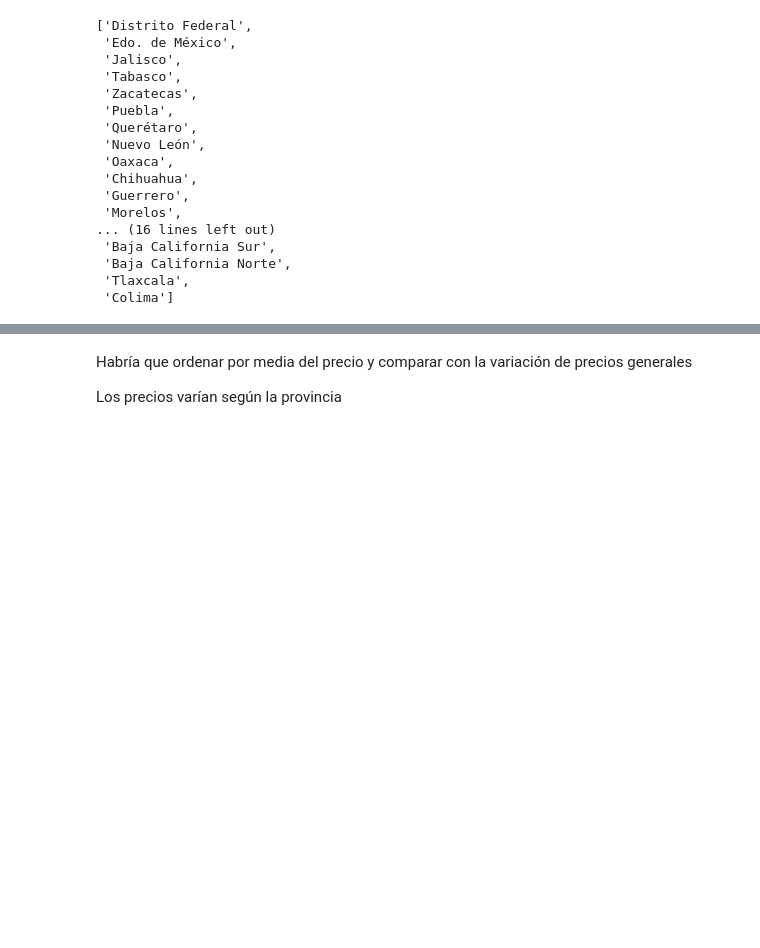
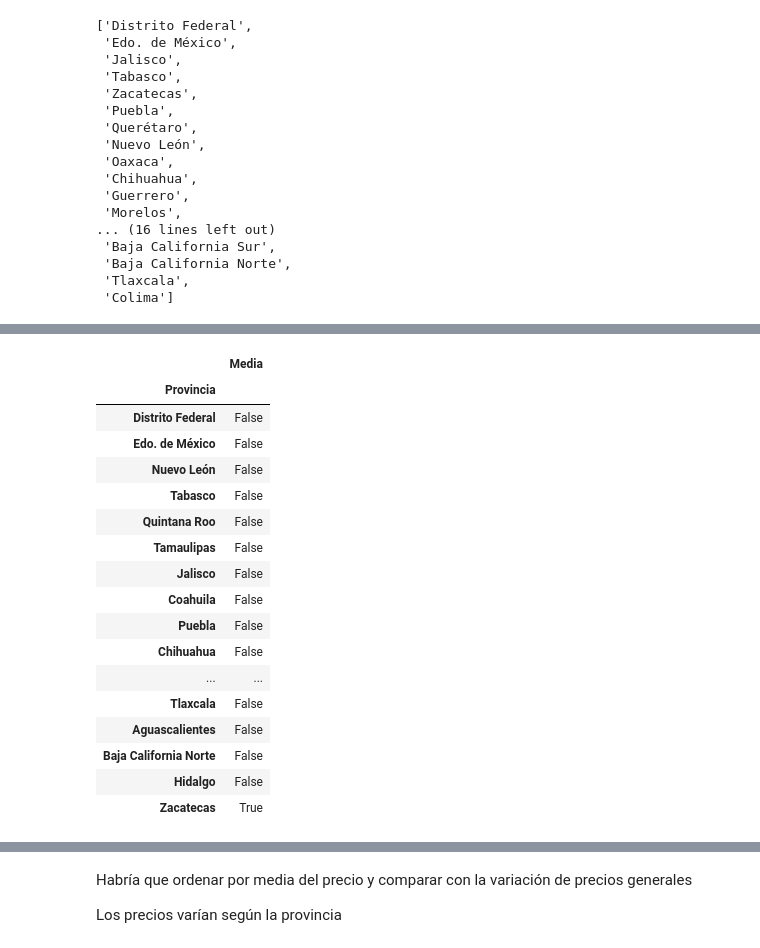
Before and after one commit to komod0/TPs-Org.Datos, a Jupyter notebook: tp1/nbfacundo.ipynb, the cells around one changed output, grey strips where cells are left out. Saved outputs shown, nothing was run; the diff lists cells and outputs as text; code cells hidden in the pictures; blank space fills up the shorter version.

```diff
--- a/tp1/nbfacundo.ipynb
+++ b/tp1/nbfacundo.ipynb
@@ -744,0 +794,25 @@ plt.xticks(rotation = 90, fontsize = 17);
+# %%
+# Ahora con solo Piletas
+provincias_nombres = solo_piscina.groupby(['Provincia']).agg({'Precio' : 'mean'}).sort_values(by = 'Precio', ascending = False)
+provincias_nombres.rename(columns = {'Precio' : 'Media'}, inplace = True)
+provincias_nombres.isnull()
+# Hay un caso nulo: Zacatecas
+# %% [output]
+|  | Media |
+| Provincia |  |
+| Distrito Federal | False |
+| Edo. de México | False |
+| Nuevo León | False |
+| Tabasco | False |
+| Quintana Roo | False |
+| Tamaulipas | False |
+| Jalisco | False |
+| Coahuila | False |
+| Puebla | False |
+| Chihuahua | False |
+| ... | ... |
+| Tlaxcala | False |
+| Aguascalientes | False |
+| Baja California Norte | False |
+| Hidalgo | False |
+| Zacatecas | True |
```
Also changed, not shown: parts of 9 cells of this notebook.
